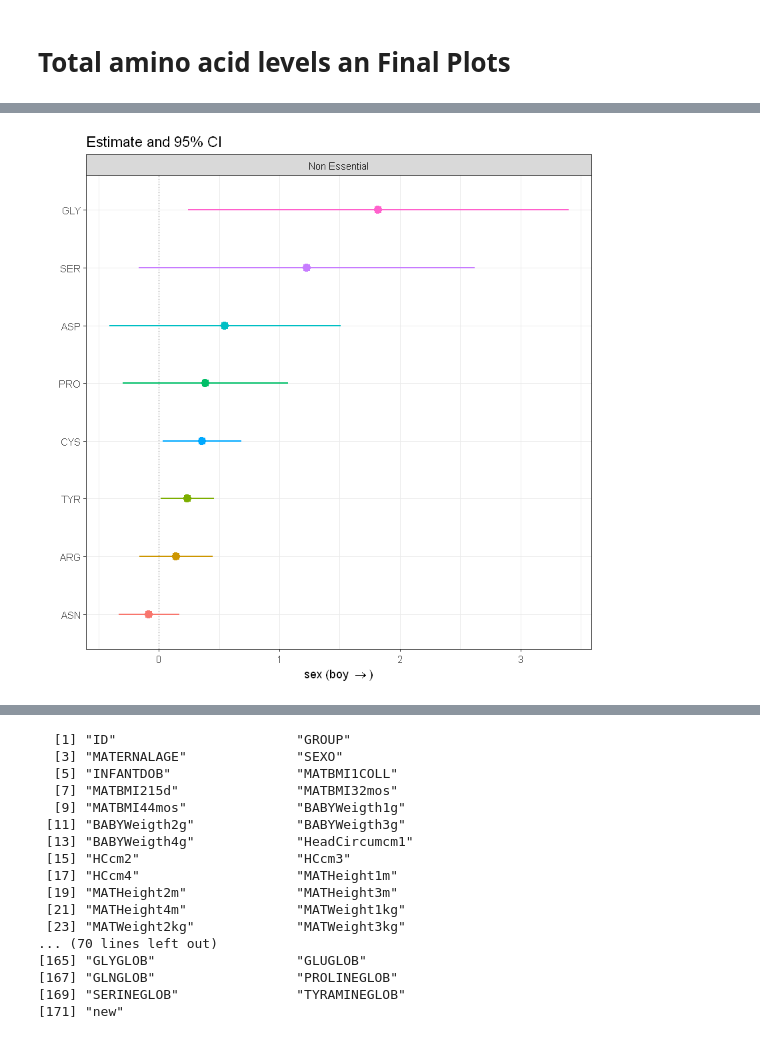
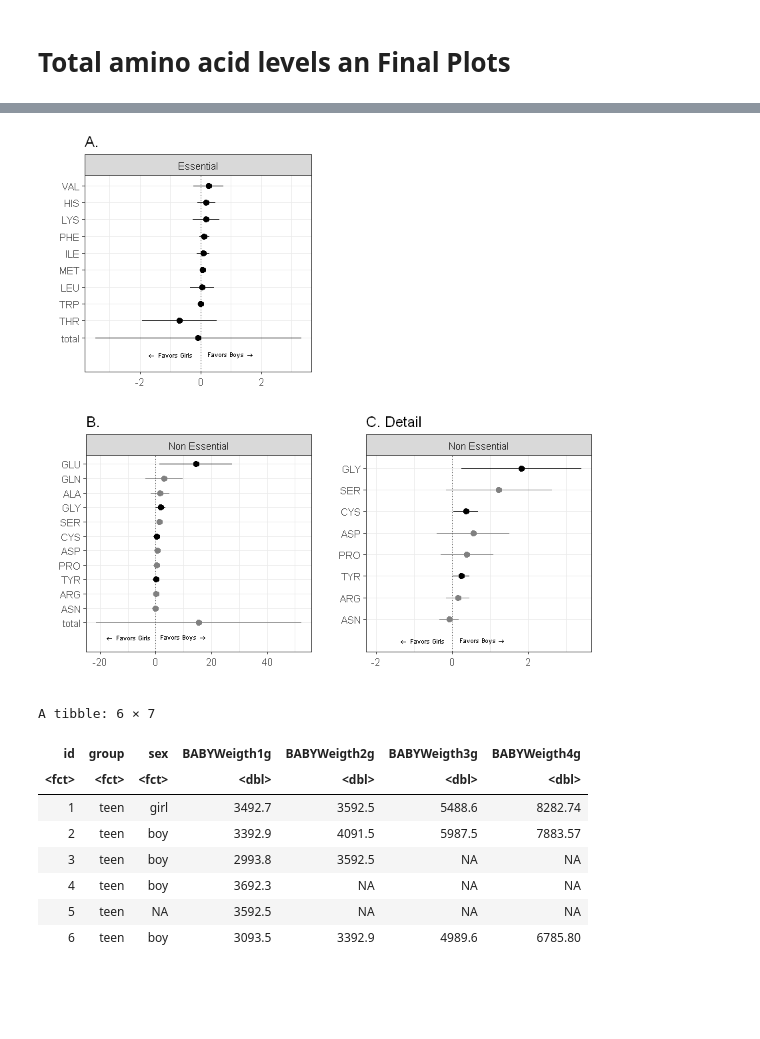
Before and after one commit to notblank/AA-leche-humana, a Jupyter notebook: Report plots Part II.ipynb, the cells around one changed output, grey strips where cells are left out. Drawn from its saved outputs; the diff is of its cells as text; code cells hidden in the pictures; blank space fills up the shorter version.

Commit message:
mosaics

```diff
--- a/Report plots Part II.ipynb
+++ b/Report plots Part II.ipynb
@@ -1108,14 +1187,17 @@ ggplot(plotdf_E, aes(x = AA, y = estimate, color = AA)) +
 # %%
 #png(filename="./plots/NE_final.png", units="cm", width=20, height=20, res = 300)
-ggplot(plotdf_NE, aes(x = AA, y = estimate, color = AA)) +
-        geom_point() +
-        geom_hline(yintercept = 0, alpha = 0.6, linetype="dotted") +
+pNE <-
+    ggplot(plotdf_NE, aes(x = AA, y = estimate, color = sig)) +
+        geom_hline(yintercept = 0, alpha = 0.8, linetype="dotted") +
         #facet_zoom(y = size == 'small', zoom.data = Species == 'versicolor') +
         theme_bw() +
-        geom_pointrange(size = 0.7, aes(x = AA, ymin = estimate - 2*std.error, ymax = estimate + 2*std.error)) +
+        geom_pointrange(aes(x = AA, ymin = estimate - 2*std.error, ymax = estimate + 2*std.error)) +
         theme(legend.position = "none") +
         coord_flip() +
         facet_wrap(~type) +
-        xlab('') + ylab(TeX('sex (boy $\\rightarrow$)')) +
-        ggtitle('Estimate and 95% CI')
+        xlab('') + ylab('') +
+        ggtitle('B.') +
+        annotate("text", x = 0, y = -10, label = TeX('$\\leftarrow$ Favors Girls'), size = 2) +
+        annotate("text", x = 0, y = 10, label = TeX('Favors Boys $\\rightarrow$'), size = 2) +
+        annotate("text", x = -1, y = -2, label = "") + scale_colour_grey(start = 0, end = 0.5)
 #dev.off()
@@ -1124,16 +1204,24 @@ ggplot(plotdf_NE, aes(x = AA, y = estimate, color = AA)) +
 # %%
 #png(filename="./plots/NE_small_final.png", units="cm", width=20, height=20, res = 300)
-ggplot(plotdf_NE %>% filter(size == 'small'), aes(x = reorder(AA, estimate), y = estimate, color = AA)) +
-        geom_point() +
-        geom_hline(yintercept = 0, alpha = 0.6, linetype="dotted") +
+pNE_detail <-
+    ggplot(plotdf_NE %>% filter(size == 'small'), aes(x = reorder(AA, estimate), y = estimate, color = sig)) +
+        geom_hline(yintercept = 0, alpha = 0.8, linetype="dotted") +
         #facet_zoom(y = size == 'small', zoom.data = size == 'small') +
         theme_bw() +
-        geom_pointrange(size = 0.7, aes(x = AA, ymin = estimate - 2*std.error, ymax = estimate + 2*std.error)) +
+        geom_pointrange(aes(x = AA, ymin = estimate - 2*std.error, ymax = estimate + 2*std.error)) +
         theme(legend.position = "none") +
         facet_wrap(~type, scales = "free") +
         coord_flip() +
-        xlab('') + ylab(TeX('sex (boy $\\rightarrow$)')) +
-        ggtitle('Estimate and 95% CI')
+        xlab('') + ylab('') +
+        ggtitle('C. Detail') +
+        annotate("text", x = 0, y = -0.8, label = TeX('$\\leftarrow$ Favors Girls'), size = 2) +
+        annotate("text", x = 0, y = 0.8, label = TeX('Favors Boys $\\rightarrow$'), size = 2) +
+        annotate("text", x = -0.5, y = -2, label = "") + scale_colour_grey(start = 0, end = 0.5)
 #dev.off()
-# %% [output]
-[figure, removed]
+# %%
+#png(filename="./plots/sex_mosaic_final.png", units="cm", width=20, height=20, res = 300)
+grid.arrange(pE, pNE, pNE_detail,
+            layout_matrix = rbind(c(1, NA), c(2, 3)))
+
+#dev.off()
+# %% [output]
@@ -1140,23 +1235,16 @@ ggplot(plotdf_NE %>% filter(size == 'small'), aes(x = reorder(AA, estimate), y =
+[figure, added]
 # %%
-names(AA_Sex_1) %>% select(id = ID, group = GROUP, sex = SEXO, 10:13) %>%
+AA_Sex_1 %>% select(id = ID, group = GROUP, sex = SEXO, 10:13) %>%
                         mutate(id = factor(id),
                                sex =  factor(sex, labels = c('girl', 'boy')),
-                               group = factor(group, labels = c('teen', 'adult')))
+                               group = factor(group, labels = c('teen', 'adult'))) %>% head()
 # %% [output]
-  [1] "ID"                       "GROUP"
-  [3] "MATERNALAGE"              "SEXO"
-  [5] "INFANTDOB"                "MATBMI1COLL"
-  [7] "MATBMI215d"               "MATBMI32mos"
-  [9] "MATBMI44mos"              "BABYWeigth1g"
- [11] "BABYWeigth2g"             "BABYWeigth3g"
- [13] "BABYWeigth4g"             "HeadCircumcm1"
- [15] "HCcm2"                    "HCcm3"
- [17] "HCcm4"                    "MATHeight1m"
- [19] "MATHeight2m"              "MATHeight3m"
- [21] "MATHeight4m"              "MATWeight1kg"
- [23] "MATWeight2kg"             "MATWeight3kg"
-... (70 lines left out)
-[165] "GLYGLOB"                  "GLUGLOB"
-[167] "GLNGLOB"                  "PROLINEGLOB"
-[169] "SERINEGLOB"               "TYRAMINEGLOB"
-[171] "new"
+A tibble: 6 × 7
+| id | group | sex | BABYWeigth1g | BABYWeigth2g | BABYWeigth3g | BABYWeigth4g |
+| <fct> | <fct> | <fct> | <dbl> | <dbl> | <dbl> | <dbl> |
+| 1 | teen | girl | 3492.7 | 3592.5 | 5488.6 | 8282.74 |
+| 2 | teen | boy | 3392.9 | 4091.5 | 5987.5 | 7883.57 |
+| 3 | teen | boy | 2993.8 | 3592.5 | NA | NA |
+| 4 | teen | boy | 3692.3 | NA | NA | NA |
+| 5 | teen | NA | 3592.5 | NA | NA | NA |
+| 6 | teen | boy | 3093.5 | 3392.9 | 4989.6 | 6785.80 |
```
Also changed, not shown: parts of 40 cells of this notebook, 3 other files.
